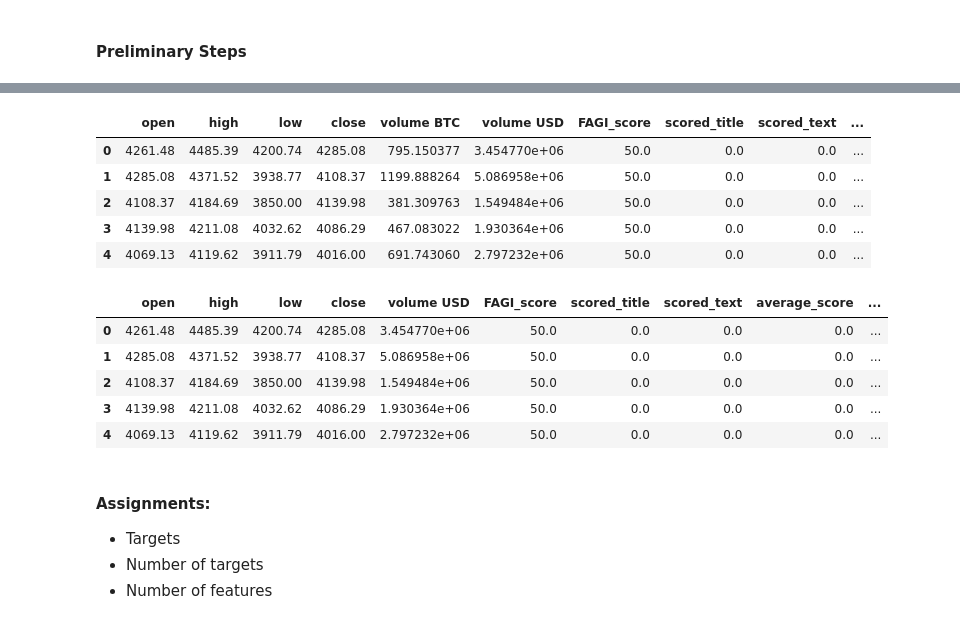
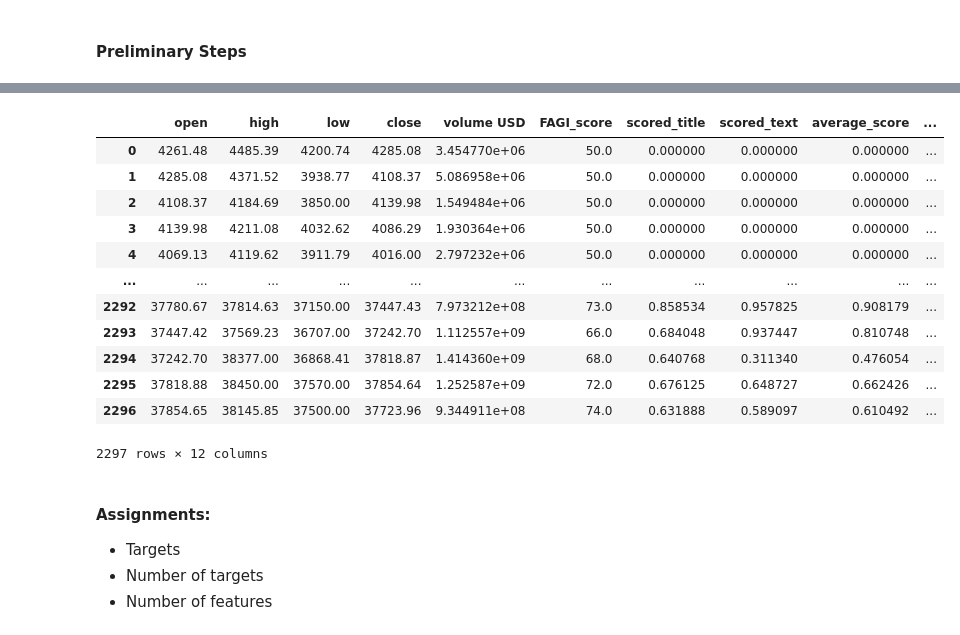
Before and after one commit to E-Brown96/crypto_market_assistant, a Jupyter notebook: notebooks/Joseph_7days.ipynb, the cells around one changed output, grey strips where cells are left out. Saved outputs shown, nothing was run; the diff lists cells and outputs as text; code cells hidden in the pictures.

```diff
--- a/notebooks/Joseph_7days.ipynb
+++ b/notebooks/Joseph_7days.ipynb
@@ -25,26 +17,21 @@ import tensorflow as tf
 # %%
 df = pd.read_csv('/Users/joekorban/code/J0eDub/crypto_market_assistant/raw_data/non_Scaled_full.csv')
-df_droptime = df.drop(columns='Unnamed: 0')
-df_droptime.head()
+df_jk = df.drop(columns=['Unnamed: 0','volume BTC','twitter_favourites','reddit_active_users','twitter_followers'])
+df_jk
 # %% [output]
-|  | open | high | low | close | volume BTC | volume USD | FAGI_score | scored_title | scored_text | ... |
-| 0 | 4261.48 | 4485.39 | 4200.74 | 4285.08 | 795.150377 | 3.454770e+06 | 50.0 | 0.0 | 0.0 | ... |
-| 1 | 4285.08 | 4371.52 | 3938.77 | 4108.37 | 1199.888264 | 5.086958e+06 | 50.0 | 0.0 | 0.0 | ... |
-| 2 | 4108.37 | 4184.69 | 3850.00 | 4139.98 | 381.309763 | 1.549484e+06 | 50.0 | 0.0 | 0.0 | ... |
-| 3 | 4139.98 | 4211.08 | 4032.62 | 4086.29 | 467.083022 | 1.930364e+06 | 50.0 | 0.0 | 0.0 | ... |
-| 4 | 4069.13 | 4119.62 | 3911.79 | 4016.00 | 691.743060 | 2.797232e+06 | 50.0 | 0.0 | 0.0 | ... |
+|  | open | high | low | close | volume USD | FAGI_score | scored_title | scored_text | average_score | ... |
+| 0 | 4261.48 | 4485.39 | 4200.74 | 4285.08 | 3.454770e+06 | 50.0 | 0.000000 | 0.000000 | 0.000000 | ... |
+| 1 | 4285.08 | 4371.52 | 3938.77 | 4108.37 | 5.086958e+06 | 50.0 | 0.000000 | 0.000000 | 0.000000 | ... |
+| 2 | 4108.37 | 4184.69 | 3850.00 | 4139.98 | 1.549484e+06 | 50.0 | 0.000000 | 0.000000 | 0.000000 | ... |
+| 3 | 4139.98 | 4211.08 | 4032.62 | 4086.29 | 1.930364e+06 | 50.0 | 0.000000 | 0.000000 | 0.000000 | ... |
+| 4 | 4069.13 | 4119.62 | 3911.79 | 4016.00 | 2.797232e+06 | 50.0 | 0.000000 | 0.000000 | 0.000000 | ... |
+| ... | ... | ... | ... | ... | ... | ... | ... | ... | ... | ... |
+| 2292 | 37780.67 | 37814.63 | 37150.00 | 37447.43 | 7.973212e+08 | 73.0 | 0.858534 | 0.957825 | 0.908179 | ... |
+| 2293 | 37447.42 | 37569.23 | 36707.00 | 37242.70 | 1.112557e+09 | 66.0 | 0.684048 | 0.937447 | 0.810748 | ... |
+| 2294 | 37242.70 | 38377.00 | 36868.41 | 37818.87 | 1.414360e+09 | 68.0 | 0.640768 | 0.311340 | 0.476054 | ... |
+| 2295 | 37818.88 | 38450.00 | 37570.00 | 37854.64 | 1.252587e+09 | 72.0 | 0.676125 | 0.648727 | 0.662426 | ... |
+| 2296 | 37854.65 | 38145.85 | 37500.00 | 37723.96 | 9.344911e+08 | 74.0 | 0.631888 | 0.589097 | 0.610492 | ... |
+2297 rows × 12 columns
-# %%
-df_drop_cov = df_droptime.drop(columns='twitter_followers')
-df_drop_low_correl = df_droptime.drop(columns=['volume BTC','twitter_favourites','reddit_active_users'])
-df_drop_all = df_droptime.drop(columns=['volume BTC','twitter_favourites','reddit_active_users','twitter_followers'])
-df_drop_all.head()
-# %% [output]
-|  | open | high | low | close | volume USD | FAGI_score | scored_title | scored_text | average_score | ... |
-| 0 | 4261.48 | 4485.39 | 4200.74 | 4285.08 | 3.454770e+06 | 50.0 | 0.0 | 0.0 | 0.0 | ... |
-| 1 | 4285.08 | 4371.52 | 3938.77 | 4108.37 | 5.086958e+06 | 50.0 | 0.0 | 0.0 | 0.0 | ... |
-| 2 | 4108.37 | 4184.69 | 3850.00 | 4139.98 | 1.549484e+06 | 50.0 | 0.0 | 0.0 | 0.0 | ... |
-| 3 | 4139.98 | 4211.08 | 4032.62 | 4086.29 | 1.930364e+06 | 50.0 | 0.0 | 0.0 | 0.0 | ... |
-| 4 | 4069.13 | 4119.62 | 3911.79 | 4016.00 | 2.797232e+06 | 50.0 | 0.0 | 0.0 | 0.0 | ... |
 # %% [markdown]
 #### Assignments:
 - Targets
```
Also changed, not shown: parts of 25 cells of this notebook.
